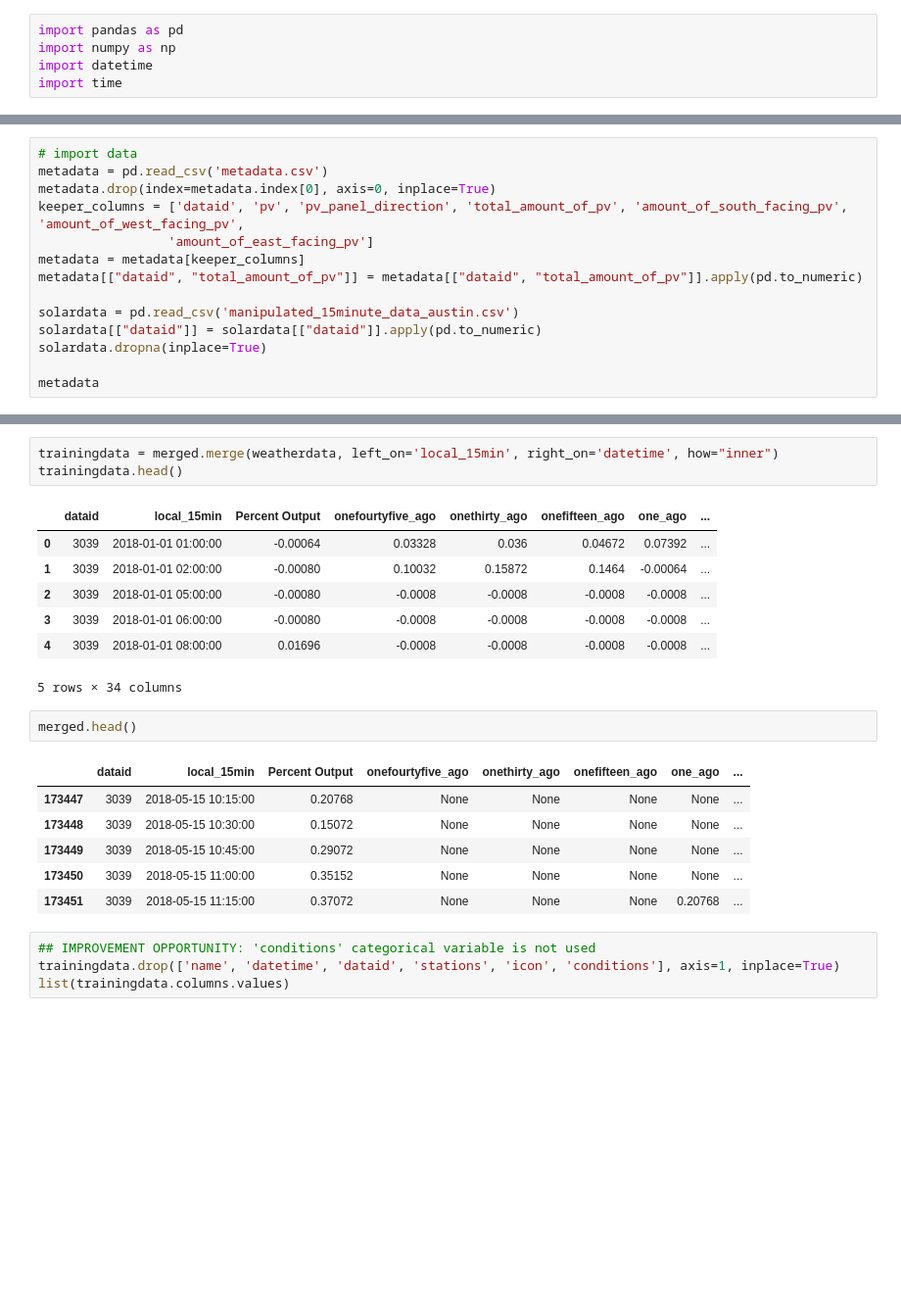
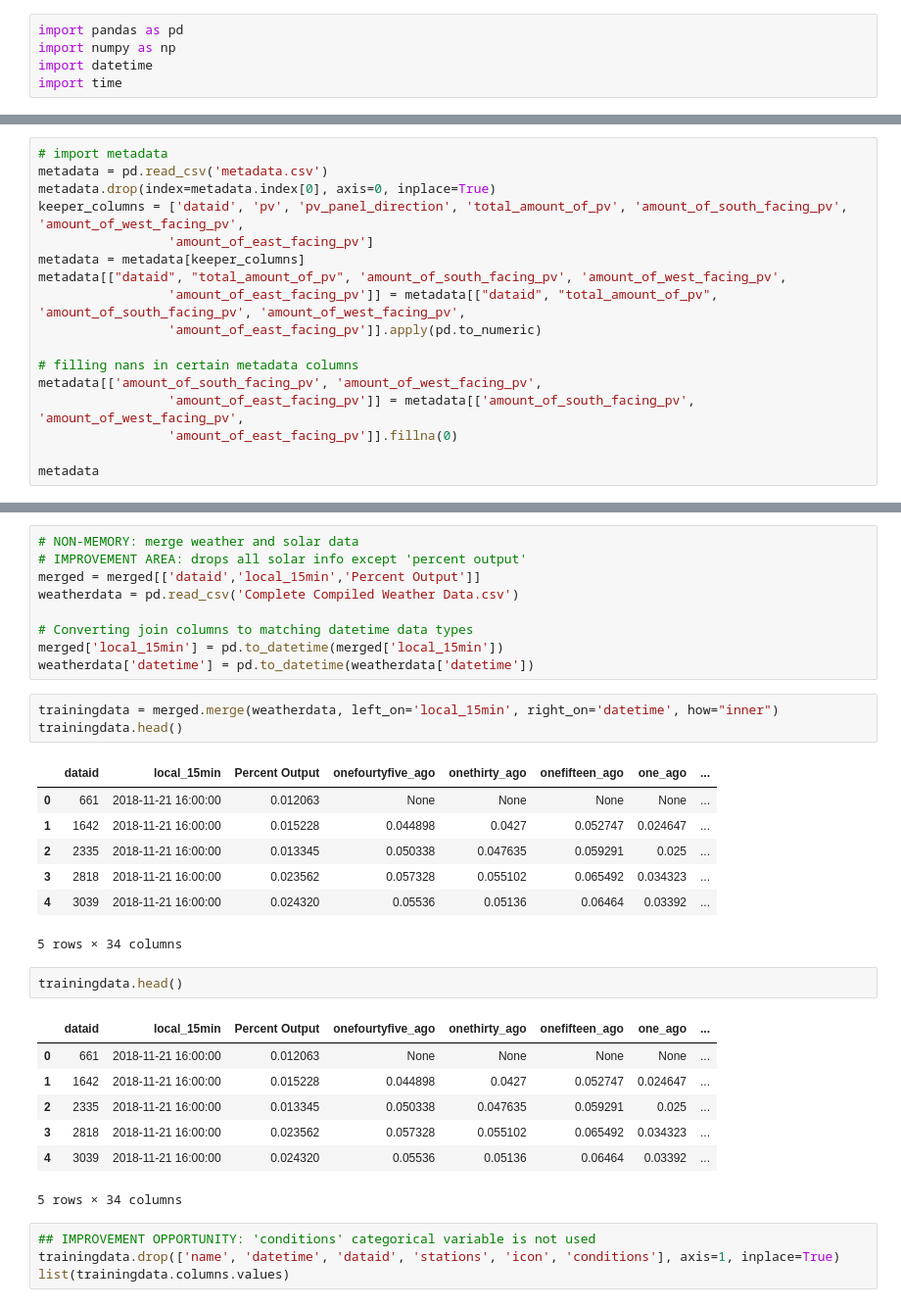
Before and after one commit to manthanand/SeniorDesign, a Jupyter notebook: Solar Forecasting/Data Cleaning.ipynb, the cells around one changed output, grey strips where cells are left out. Shown: that part at 98% size. Drawn from its saved outputs; the diff is of its cells as text; blank space fills up the shorter version.

```diff
--- a/Solar Forecasting/Data Cleaning.ipynb
+++ b/Solar Forecasting/Data Cleaning.ipynb
@@ -12,15 +8,18 @@ import time
 # %%
-# import data
+# import metadata
 metadata = pd.read_csv('metadata.csv')
 metadata.drop(index=metadata.index[0], axis=0, inplace=True)
 keeper_columns = ['dataid', 'pv', 'pv_panel_direction', 'total_amount_of_pv', 'amount_of_south_facing_pv', 'amount_of_west_facing_pv',
                  'amount_of_east_facing_pv']
 metadata = metadata[keeper_columns]
-metadata[["dataid", "total_amount_of_pv"]] = metadata[["dataid", "total_amount_of_pv"]].apply(pd.to_numeric)
+metadata[["dataid", "total_amount_of_pv", 'amount_of_south_facing_pv', 'amount_of_west_facing_pv',
+                 'amount_of_east_facing_pv']] = metadata[["dataid", "total_amount_of_pv", 'amount_of_south_facing_pv', 'amount_of_west_facing_pv',
+                 'amount_of_east_facing_pv']].apply(pd.to_numeric)
 
-solardata = pd.read_csv('manipulated_15minute_data_austin.csv')
-solardata[["dataid"]] = solardata[["dataid"]].apply(pd.to_numeric)
-solardata.dropna(inplace=True)
+# filling nans in certain metadata columns
+metadata[['amount_of_south_facing_pv', 'amount_of_west_facing_pv',
+                 'amount_of_east_facing_pv']] = metadata[['amount_of_south_facing_pv', 'amount_of_west_facing_pv',
+                 'amount_of_east_facing_pv']].fillna(0)
 
 metadata
 # %% [output]
@@ -132,26 +153,36 @@ weatherdata = pd.read_csv('Compiled Weather Data.csv')
 # Converting join columns to matching datetime data types
 merged['local_15min'] = pd.to_datetime(merged['local_15min'])
 weatherdata['datetime'] = pd.to_datetime(weatherdata['datetime'])
+# %%
+# NON-MEMORY: merge weather and solar data
+# IMPROVEMENT AREA: drops all solar info except 'percent output'
+merged = merged[['dataid','local_15min','Percent Output']]
+weatherdata = pd.read_csv('Complete Compiled Weather Data.csv')
+
+# Converting join columns to matching datetime data types
+merged['local_15min'] = pd.to_datetime(merged['local_15min'])
+weatherdata['datetime'] = pd.to_datetime(weatherdata['datetime'])
 # %%
 trainingdata = merged.merge(weatherdata, left_on='local_15min', right_on='datetime', how="inner")
 trainingdata.head()
 # %% [output]
 |  | dataid | local_15min | Percent Output | onefourtyfive_ago | onethirty_ago | onefifteen_ago | one_ago | ... |
-| 0 | 3039 | 2018-01-01 01:00:00 | -0.00064 | 0.03328 | 0.036 | 0.04672 | 0.07392 | ... |
-| 1 | 3039 | 2018-01-01 02:00:00 | -0.00080 | 0.10032 | 0.15872 | 0.1464 | -0.00064 | ... |
-| 2 | 3039 | 2018-01-01 05:00:00 | -0.00080 | -0.0008 | -0.0008 | -0.0008 | -0.0008 | ... |
-| 3 | 3039 | 2018-01-01 06:00:00 | -0.00080 | -0.0008 | -0.0008 | -0.0008 | -0.0008 | ... |
-| 4 | 3039 | 2018-01-01 08:00:00 | 0.01696 | -0.0008 | -0.0008 | -0.0008 | -0.0008 | ... |
+| 0 | 661 | 2018-11-21 16:00:00 | 0.012063 | None | None | None | None | ... |
+| 1 | 1642 | 2018-11-21 16:00:00 | 0.015228 | 0.044898 | 0.0427 | 0.052747 | 0.024647 | ... |
+| 2 | 2335 | 2018-11-21 16:00:00 | 0.013345 | 0.050338 | 0.047635 | 0.059291 | 0.025 | ... |
+| 3 | 2818 | 2018-11-21 16:00:00 | 0.023562 | 0.057328 | 0.055102 | 0.065492 | 0.034323 | ... |
+| 4 | 3039 | 2018-11-21 16:00:00 | 0.024320 | 0.05536 | 0.05136 | 0.06464 | 0.03392 | ... |
 5 rows × 34 columns
 # %%
-merged.head()
+trainingdata.head()
 # %% [output]
 |  | dataid | local_15min | Percent Output | onefourtyfive_ago | onethirty_ago | onefifteen_ago | one_ago | ... |
-| 173447 | 3039 | 2018-05-15 10:15:00 | 0.20768 | None | None | None | None | ... |
-| 173448 | 3039 | 2018-05-15 10:30:00 | 0.15072 | None | None | None | None | ... |
-| 173449 | 3039 | 2018-05-15 10:45:00 | 0.29072 | None | None | None | None | ... |
-| 173450 | 3039 | 2018-05-15 11:00:00 | 0.35152 | None | None | None | None | ... |
-| 173451 | 3039 | 2018-05-15 11:15:00 | 0.37072 | None | None | None | 0.20768 | ... |
+| 0 | 661 | 2018-11-21 16:00:00 | 0.012063 | None | None | None | None | ... |
+| 1 | 1642 | 2018-11-21 16:00:00 | 0.015228 | 0.044898 | 0.0427 | 0.052747 | 0.024647 | ... |
+| 2 | 2335 | 2018-11-21 16:00:00 | 0.013345 | 0.050338 | 0.047635 | 0.059291 | 0.025 | ... |
+| 3 | 2818 | 2018-11-21 16:00:00 | 0.023562 | 0.057328 | 0.055102 | 0.065492 | 0.034323 | ... |
+| 4 | 3039 | 2018-11-21 16:00:00 | 0.024320 | 0.05536 | 0.05136 | 0.06464 | 0.03392 | ... |
+5 rows × 34 columns
 # %%
 ## IMPROVEMENT OPPORTUNITY: 'conditions' categorical variable is not used
 trainingdata.drop(['name', 'datetime', 'dataid', 'stations', 'icon', 'conditions'], axis=1, inplace=True)
```
Also changed, not shown: parts of 14 cells of this notebook, 5 other files.
